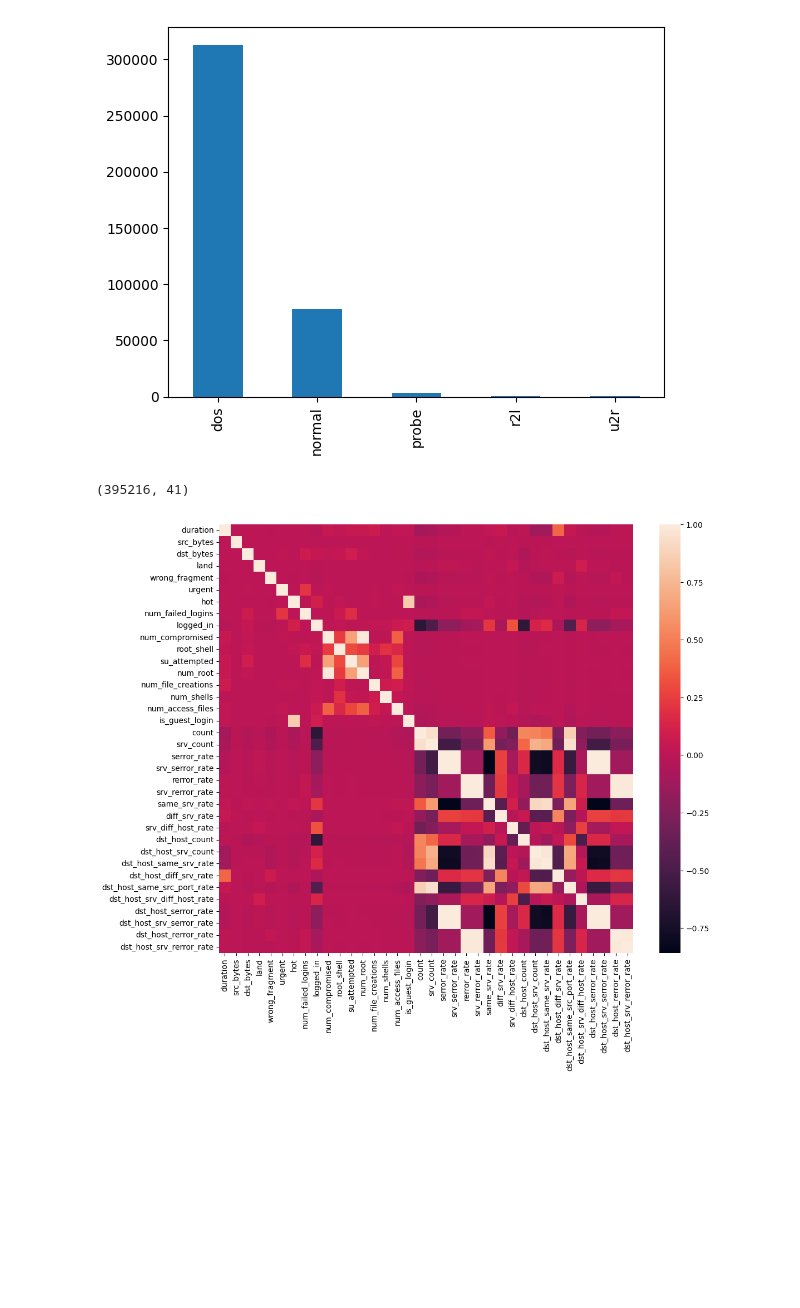
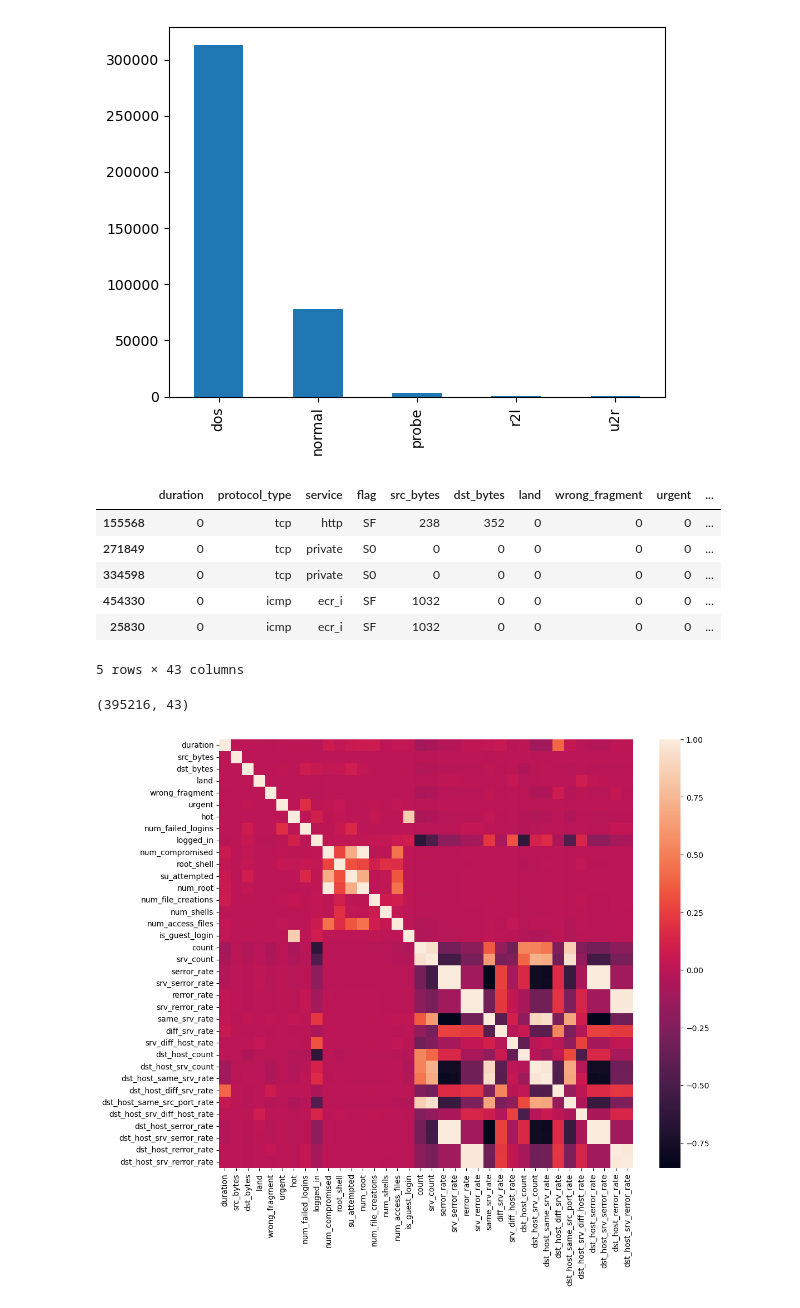
Before and after one commit to mannanrehbari/NetworkIntrusionDetectionSystem, a Jupyter notebook: 01_KDDCUP_EDA_Preprocessing.ipynb, the cells around one changed output. Saved outputs shown, nothing was run; the diff lists cells and outputs as text; code cells hidden in the pictures; blank space fills up the shorter version.

```diff
--- a/01_KDDCUP_EDA_Preprocessing.ipynb
+++ b/01_KDDCUP_EDA_Preprocessing.ipynb
@@ -180,11 +180,21 @@ plot_df_feature(df_kdd, "protocol_type", "pie")
 plot_df_feature(df_kdd, "Attack Type", "bar")
 # %% [output]
 [figure]
+# %%
+df_kdd.head()
+# %% [output]
+|  | duration | protocol_type | service | flag | src_bytes | dst_bytes | land | wrong_fragment | urgent | ... |
+| 155568 | 0 | tcp | http | SF | 238 | 352 | 0 | 0 | 0 | ... |
+| 271849 | 0 | tcp | private | S0 | 0 | 0 | 0 | 0 | 0 | ... |
+| 334598 | 0 | tcp | private | S0 | 0 | 0 | 0 | 0 | 0 | ... |
+| 454330 | 0 | icmp | ecr_i | SF | 1032 | 0 | 0 | 0 | 0 | ... |
+| 25830 | 0 | icmp | ecr_i | SF | 1032 | 0 | 0 | 0 | 0 | ... |
+5 rows × 43 columns
 # %%
 # removing non-unique and NaN columns
-df_kdd = df_kdd.dropna(axis='columns')
-df_kdd = df_kdd.loc[:, df_kdd.nunique(dropna=False) > 1]
+# df_kdd = df_kdd.dropna(axis='columns')
+df_kdd_heat = df_kdd.loc[:, df_kdd.nunique(dropna=False) > 1]
 df_kdd.shape
 # %% [output]
-(395216, 41)
+(395216, 43)
 # %%
```
Also changed, not shown: parts of 9 cells of this notebook, 4 other files.
